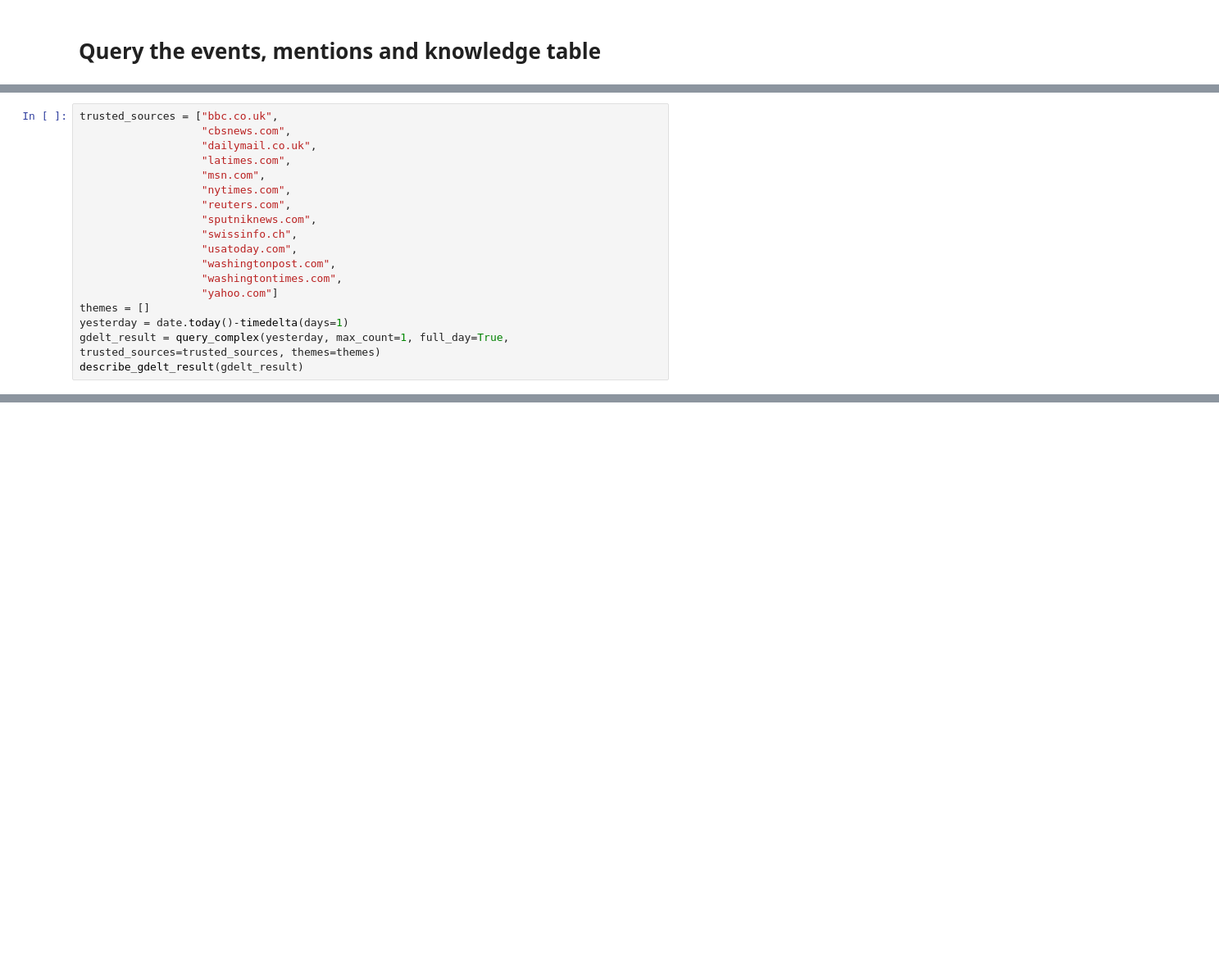
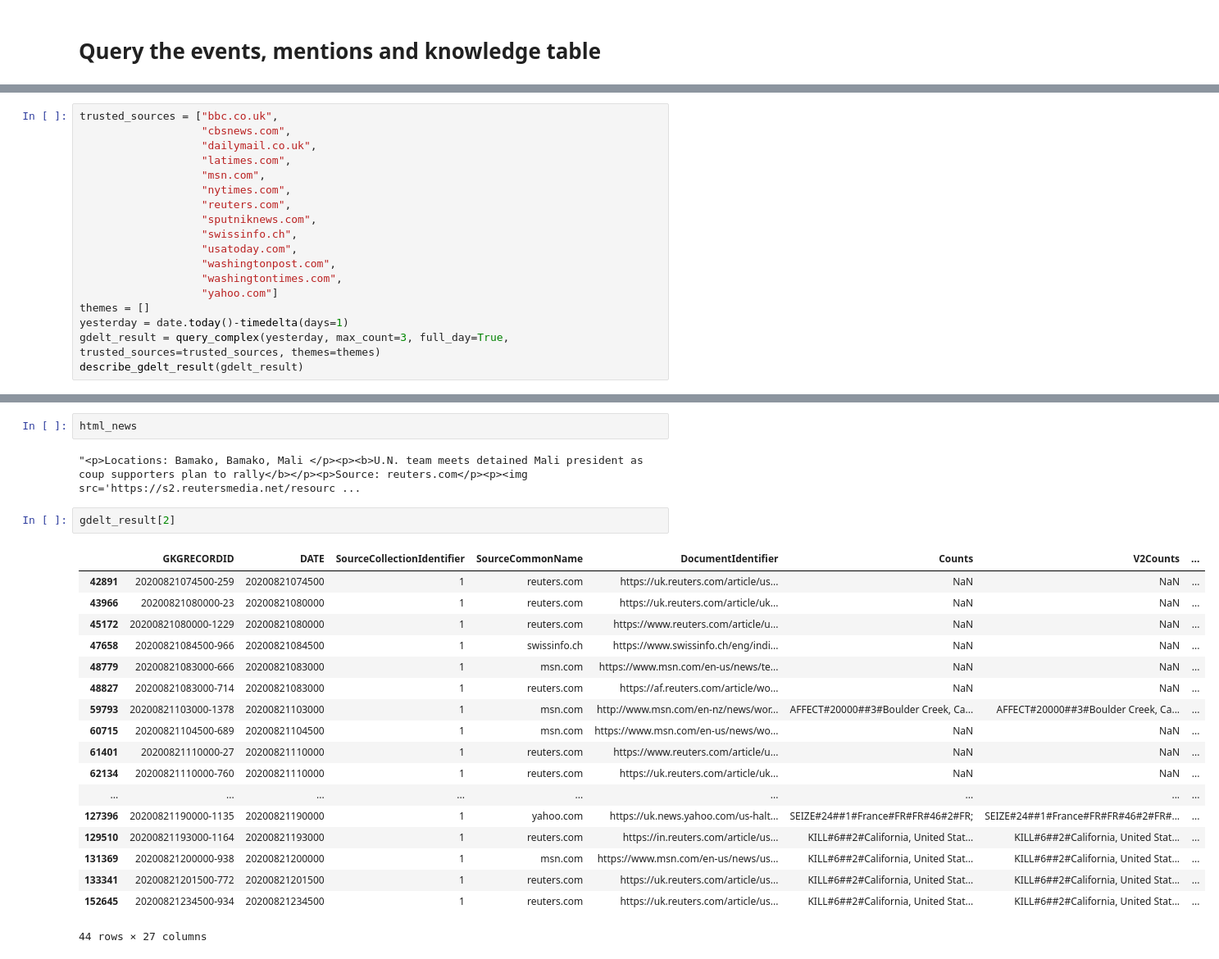
Before and after one commit to gisfromscratch/gdelt-notebooks, a Jupyter notebook: notebooks/Complex GDELT queries.ipynb, the cells around one changed output, grey strips where cells are left out. Shown: that part at 82% size. Drawn from its saved outputs; the diff is of its cells as text; blank space fills up the shorter version.

```diff
--- a/notebooks/Complex GDELT queries.ipynb
+++ b/notebooks/Complex GDELT queries.ipynb
@@ -126,6 +144,6 @@ trusted_sources = ["bbc.co.uk",
                    "yahoo.com"]
 themes = []
 yesterday = date.today()-timedelta(days=1)
-gdelt_result = query_complex(yesterday, max_count=1, full_day=True, trusted_sources=trusted_sources, themes=themes)
+gdelt_result = query_complex(yesterday, max_count=3, full_day=True, trusted_sources=trusted_sources, themes=themes)
 describe_gdelt_result(gdelt_result)
 # %% [output]
@@ -198,3 +213,28 @@ html_news = gdelt_result_tohtml(gdelt_result)
 display(HTML(html_news))
 # %% [output]
 [interactive output not drawn]
+# %%
+html_news
+# %% [output]
+"<p>Locations: Bamako, Bamako, Mali </p><p><b>U.N. team meets detained Mali president as coup supporters plan to rally</b></p><p>Source: reuters.com</p><p><img src='https://s2.reutersmedia.net/resourc ...
+# %%
+gdelt_result[2]
+# %% [output]
+|  | GKGRECORDID | DATE | SourceCollectionIdentifier | SourceCommonName | DocumentIdentifier | Counts | V2Counts | ... |
+| 42891 | 20200821074500-259 | 20200821074500 | 1 | reuters.com | https://uk.reuters.com/article/us... | NaN | NaN | ... |
+| 43966 | 20200821080000-23 | 20200821080000 | 1 | reuters.com | https://uk.reuters.com/article/uk... | NaN | NaN | ... |
+| 45172 | 20200821080000-1229 | 20200821080000 | 1 | reuters.com | https://www.reuters.com/article/u... | NaN | NaN | ... |
+| 47658 | 20200821084500-966 | 20200821084500 | 1 | swissinfo.ch | https://www.swissinfo.ch/eng/indi... | NaN | NaN | ... |
+| 48779 | 20200821083000-666 | 20200821083000 | 1 | msn.com | https://www.msn.com/en-us/news/te... | NaN | NaN | ... |
+| 48827 | 20200821083000-714 | 20200821083000 | 1 | reuters.com | https://af.reuters.com/article/wo... | NaN | NaN | ... |
+| 59793 | 20200821103000-1378 | 20200821103000 | 1 | msn.com | http://www.msn.com/en-nz/news/wor... | AFFECT#20000##3#Boulder Creek, Ca... | AFFECT#20000##3#Boulder Creek, Ca... | ... |
+| 60715 | 20200821104500-689 | 20200821104500 | 1 | msn.com | https://www.msn.com/en-us/news/wo... | NaN | NaN | ... |
+| 61401 | 20200821110000-27 | 20200821110000 | 1 | reuters.com | https://www.reuters.com/article/u... | NaN | NaN | ... |
+| 62134 | 20200821110000-760 | 20200821110000 | 1 | reuters.com | https://uk.reuters.com/article/uk... | NaN | NaN | ... |
+| ... | ... | ... | ... | ... | ... | ... | ... | ... |
+| 127396 | 20200821190000-1135 | 20200821190000 | 1 | yahoo.com | https://uk.news.yahoo.com/us-halt... | SEIZE#24##1#France#FR#FR#46#2#FR; | SEIZE#24##1#France#FR#FR#46#2#FR#... | ... |
+| 129510 | 20200821193000-1164 | 20200821193000 | 1 | reuters.com | https://in.reuters.com/article/us... | KILL#6##2#California, United Stat... | KILL#6##2#California, United Stat... | ... |
+| 131369 | 20200821200000-938 | 20200821200000 | 1 | msn.com | https://www.msn.com/en-us/news/us... | KILL#6##2#California, United Stat... | KILL#6##2#California, United Stat... | ... |
+| 133341 | 20200821201500-772 | 20200821201500 | 1 | reuters.com | https://uk.reuters.com/article/us... | KILL#6##2#California, United Stat... | KILL#6##2#California, United Stat... | ... |
+| 152645 | 20200821234500-934 | 20200821234500 | 1 | reuters.com | https://uk.reuters.com/article/us... | KILL#6##2#California, United Stat... | KILL#6##2#California, United Stat... | ... |
+44 rows × 27 columns
```
Also changed, not shown: parts of 5 cells of this notebook, 2 other files.
